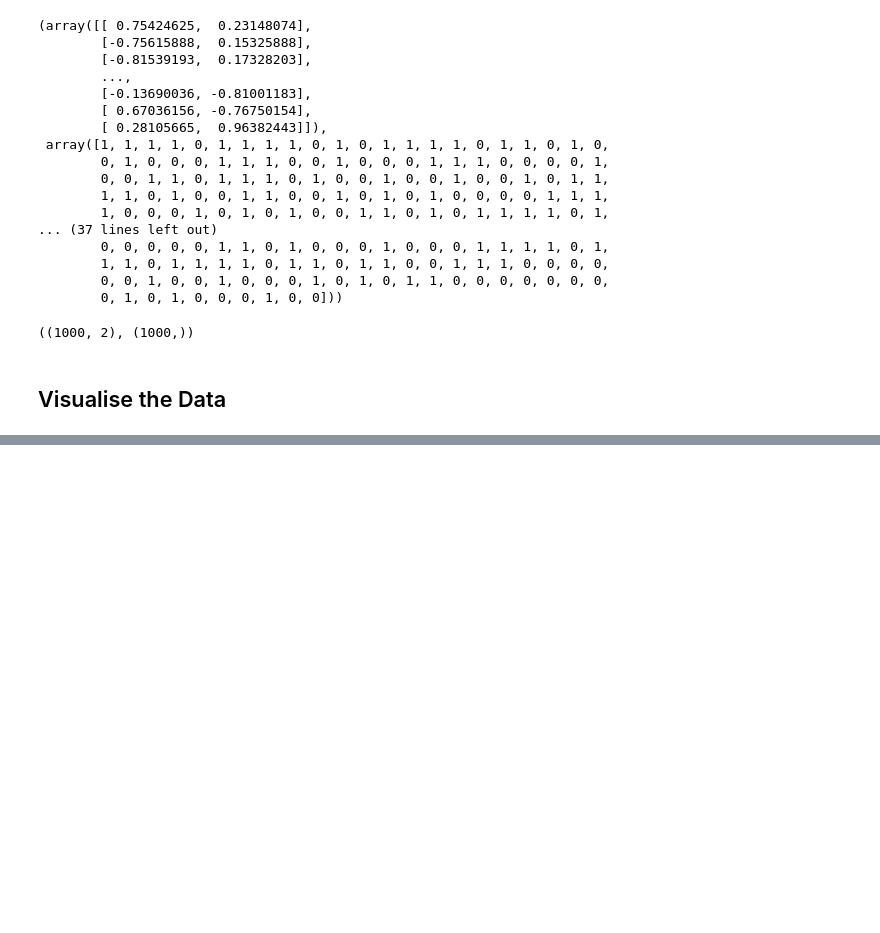
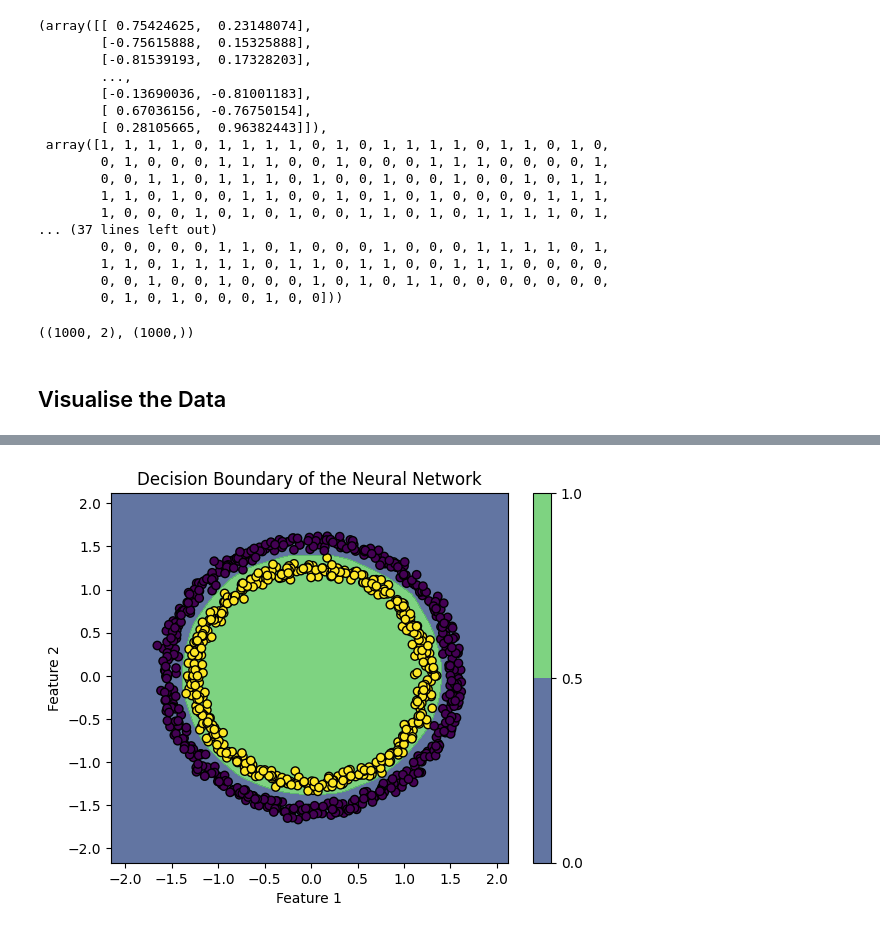
Before and after one commit to MerleSt/Learning_Deep_Learning, a Jupyter notebook: Notebooks/02_neural_network_classification_with_tensorflow.ipynb, the cells around one changed output, grey strips where cells are left out. Drawn from its saved outputs; the diff is of its cells as text; code cells hidden in the pictures; blank space fills up the shorter version.

```diff
--- a/Notebooks/02_neural_network_classification_with_tensorflow.ipynb
+++ b/Notebooks/02_neural_network_classification_with_tensorflow.ipynb
@@ -43,0 +201,20 @@ X.shape, y.shape
+# %%
+# Create a mesh grid for plotting decision boundary
+x_min, x_max = X_scaled[:, 0].min() - 0.5, X_scaled[:, 0].max() + 0.5
+y_min, y_max = X_scaled[:, 1].min() - 0.5, X_scaled[:, 1].max() + 0.5
+xx, yy = np.meshgrid(np.linspace(x_min, x_max, 100),
+                     np.linspace(y_min, y_max, 100))
+
+# Predicting values for each point on the grid
+Z = model_3.predict(np.c_[xx.ravel(), yy.ravel()])
+Z = Z.reshape(xx.shape)
+
+# Plotting
+plt.contourf(xx, yy, Z, alpha=0.8, levels=np.linspace(0, 1, 3))
+plt.colorbar()
+plt.scatter(X_scaled[:, 0], X_scaled[:, 1], c=y, edgecolor='k')
+plt.title("Decision Boundary of the Neural Network")
+plt.xlabel('Feature 1')
+plt.ylabel('Feature 2')
+plt.show()
+# %% [output]
@@ -43,0 +222 @@ X.shape, y.shape
+[figure, added]
```
Also changed, not shown: parts of 10 cells of this notebook, 1 other file.
